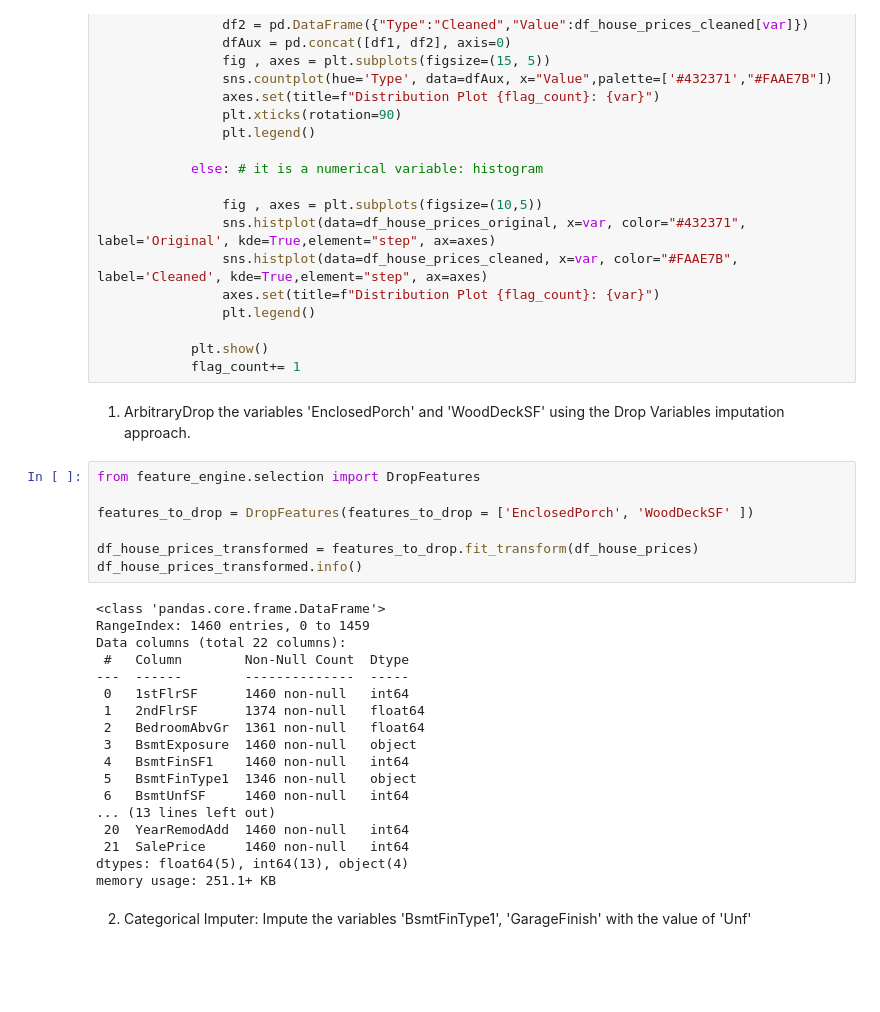
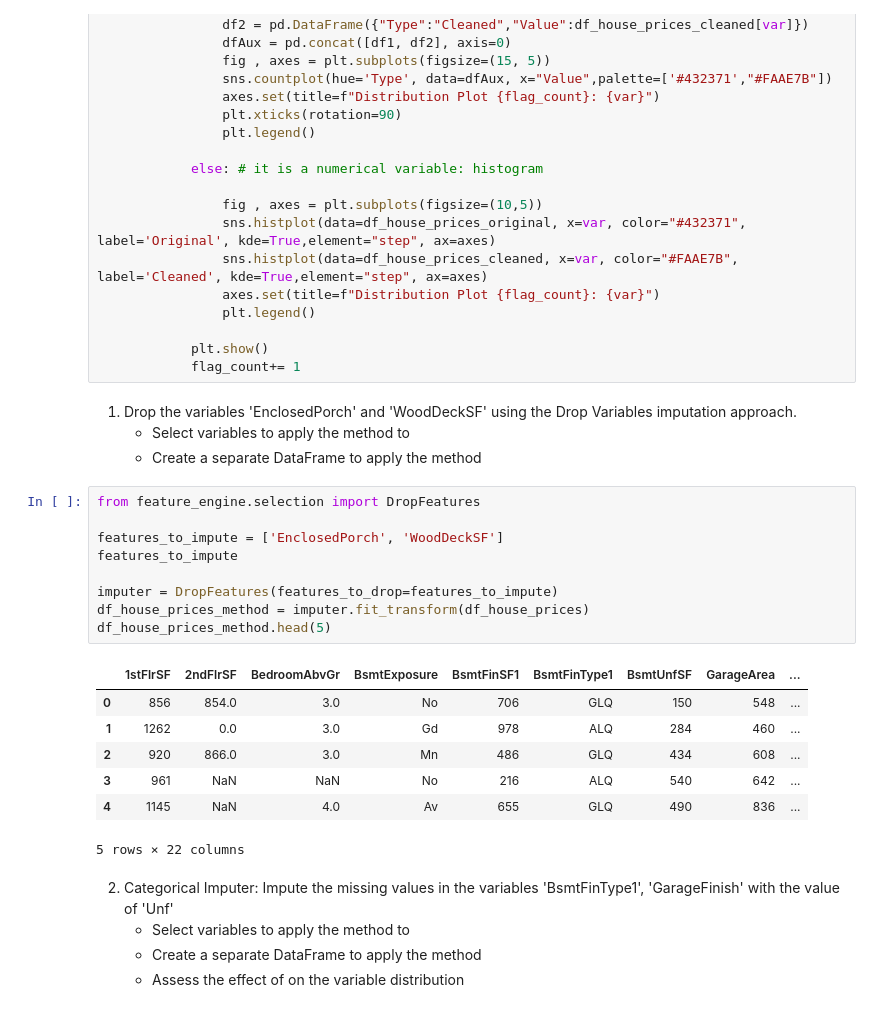
Before and after one commit to bolliebrain/ames-heritage-housing, a Jupyter notebook: jupyter_notebooks/02-DataCleaning.ipynb, the cells around one changed output. Cells and saved outputs as stored; diff of their text form; blank space fills up the shorter version.

```diff
--- a/jupyter_notebooks/02-DataCleaning.ipynb
+++ b/jupyter_notebooks/02-DataCleaning.ipynb
@@ -358,34 +358,31 @@ def DataCleaningEffect(df_house_prices_original, df_house_prices_cleaned, variab
             plt.show()
             flag_count+= 1
 # %% [markdown]
-1. ArbitraryDrop the variables 'EnclosedPorch' and 'WoodDeckSF' using the Drop Variables imputation approach.
+1. Drop the variables 'EnclosedPorch' and 'WoodDeckSF' using the Drop Variables imputation approach.
+    * Select variables to apply the method to
+    * Create a separate DataFrame to apply the method
 # %%
 from feature_engine.selection import DropFeatures
 
-features_to_drop = DropFeatures(features_to_drop = ['EnclosedPorch', 'WoodDeckSF' ])
+features_to_impute = ['EnclosedPorch', 'WoodDeckSF']
+features_to_impute
 
-df_house_prices_transformed = features_to_drop.fit_transform(df_house_prices)
-df_house_prices_transformed.info()
+imputer = DropFeatures(features_to_drop=features_to_impute)
+df_house_prices_method = imputer.fit_transform(df_house_prices)
+df_house_prices_method.head(5)
 # %% [output]
+|  | 1stFlrSF | 2ndFlrSF | BedroomAbvGr | BsmtExposure | BsmtFinSF1 | BsmtFinType1 | BsmtUnfSF | GarageArea | ... |
+| 0 | 856 | 854.0 | 3.0 | No | 706 | GLQ | 150 | 548 | ... |
+| 1 | 1262 | 0.0 | 3.0 | Gd | 978 | ALQ | 284 | 460 | ... |
+| 2 | 920 | 866.0 | 3.0 | Mn | 486 | GLQ | 434 | 608 | ... |
+| 3 | 961 | NaN | NaN | No | 216 | ALQ | 540 | 642 | ... |
+| 4 | 1145 | NaN | 4.0 | Av | 655 | GLQ | 490 | 836 | ... |
-<class 'pandas.core.frame.DataFrame'>
-RangeIndex: 1460 entries, 0 to 1459
-Data columns (total 22 columns):
- #   Column        Non-Null Count  Dtype
----  ------        --------------  -----
- 0   1stFlrSF      1460 non-null   int64
- 1   2ndFlrSF      1374 non-null   float64
- 2   BedroomAbvGr  1361 non-null   float64
- 3   BsmtExposure  1460 non-null   object
- 4   BsmtFinSF1    1460 non-null   int64
- 5   BsmtFinType1  1346 non-null   object
- 6   BsmtUnfSF     1460 non-null   int64
-... (13 lines left out)
- 20  YearRemodAdd  1460 non-null   int64
- 21  SalePrice     1460 non-null   int64
-dtypes: float64(5), int64(13), object(4)
-memory usage: 251.1+ KB
+5 rows × 22 columns
 # %% [markdown]
-2. Categorical Imputer: Impute the variables 'BsmtFinType1', 'GarageFinish' with the value of 'Unf'
+2. Categorical Imputer: Impute the missing values in the variables 'BsmtFinType1', 'GarageFinish' with the value of 'Unf'
+    * Select variables to apply the method to
+    * Create a separate DataFrame to apply the method
+    * Assess the effect of on the variable distribution
 # %%
 from feature_engine.imputation import CategoricalImputer
 
```
Also changed, not shown: parts of 23 cells of this notebook, 3 other files.
